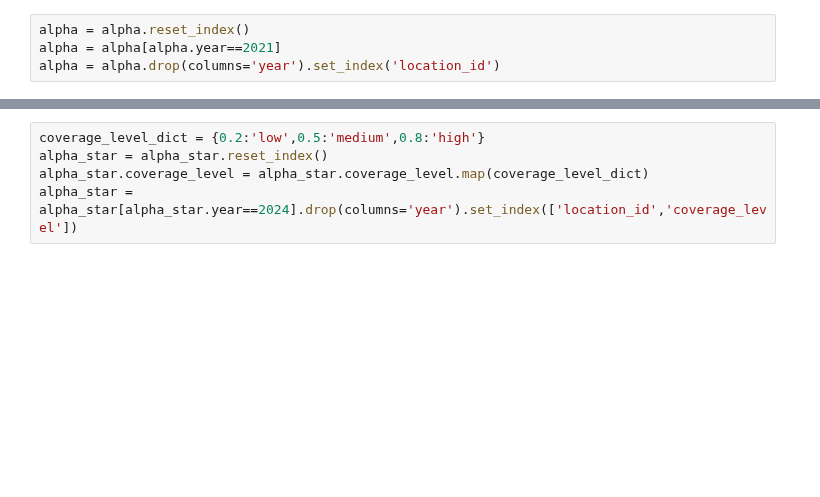
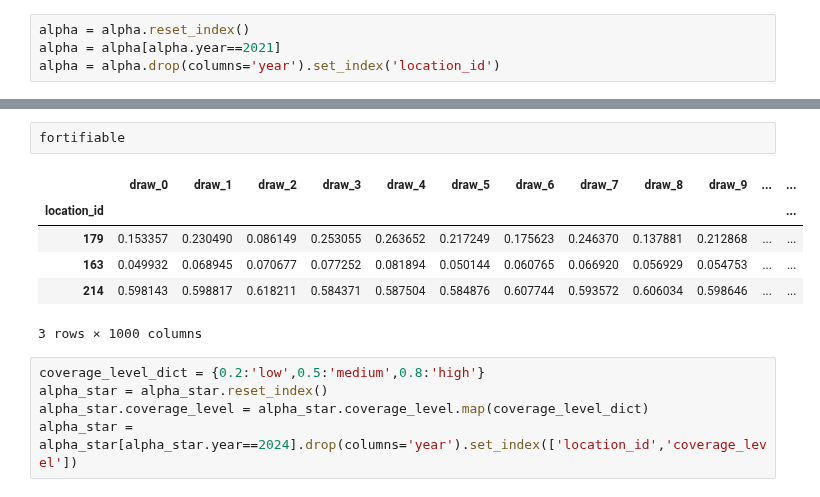
Before and after one commit to ihmeuw/vivarium_data_analysis, a Jupyter notebook: pre_processing/lsff_project/multiplication_models/dichotomous_models/2021_02_16_folic_acid_multiplicative_model_updated_alpha.ipynb, the cells around one changed output, grey strips where cells are left out. Drawn from its saved outputs; the diff is of its cells as text; blank space fills up the shorter version.

```diff
--- a/pre_processing/lsff_project/multiplication_models/dichotomous_models/2021_02_16_folic_acid_multiplicative_model_updated_alpha.ipynb
+++ b/pre_processing/lsff_project/multiplication_models/dichotomous_models/2021_02_16_folic_acid_multiplicative_model_updated_alpha.ipynb
@@ -170,3 +333,12 @@ alpha
+# %%
+fortifiable
+# %% [output]
+|  | draw_0 | draw_1 | draw_2 | draw_3 | draw_4 | draw_5 | draw_6 | draw_7 | draw_8 | draw_9 | ... | ... |
+| location_id |  |  |  |  |  |  |  |  |  |  |  | ... |
+| 179 | 0.153357 | 0.230490 | 0.086149 | 0.253055 | 0.263652 | 0.217249 | 0.175623 | 0.246370 | 0.137881 | 0.212868 | ... | ... |
+| 163 | 0.049932 | 0.068945 | 0.070677 | 0.077252 | 0.081894 | 0.050144 | 0.060765 | 0.066920 | 0.056929 | 0.054753 | ... | ... |
+| 214 | 0.598143 | 0.598817 | 0.618211 | 0.584371 | 0.587504 | 0.584876 | 0.607744 | 0.593572 | 0.606034 | 0.598646 | ... | ... |
+3 rows × 1000 columns
 # %%
 coverage_level_dict = {0.2:'low',0.5:'medium',0.8:'high'}
 alpha_star = alpha_star.reset_index()
```
Also changed, not shown: parts of 13 cells of this notebook.
